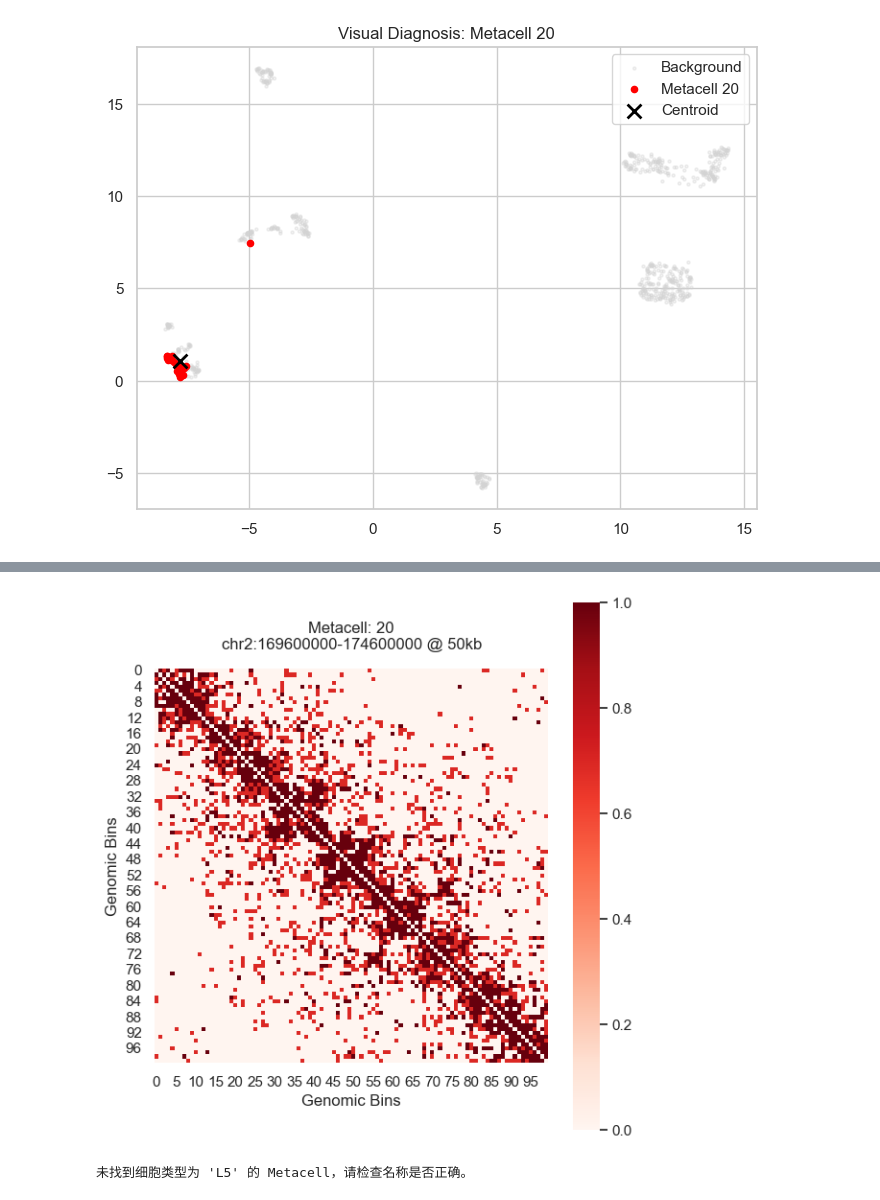
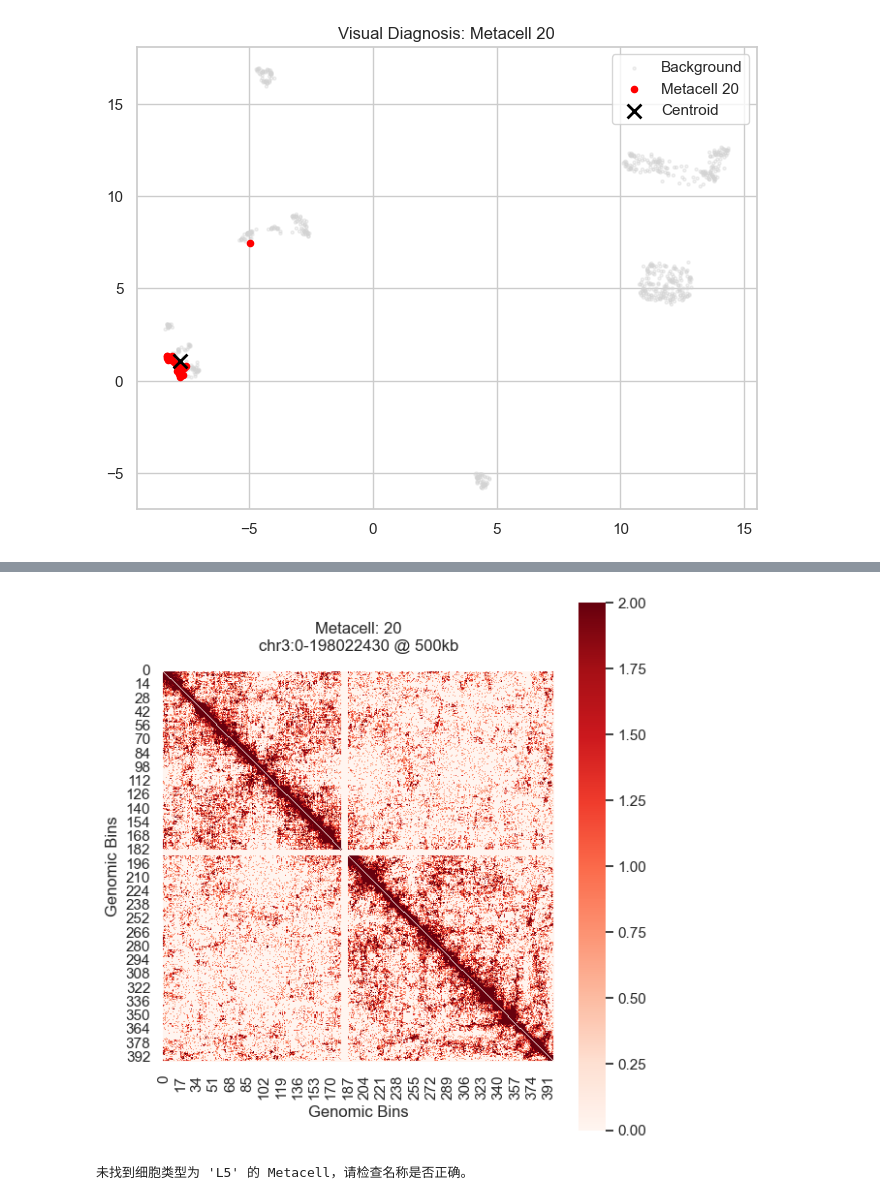
Before and after one commit to CCCKW/hstack, a Jupyter notebook: test.ipynb, the cells around one changed output, grey strips where cells are left out. Cells and saved outputs as stored; diff of their text form; code cells hidden in the pictures.

```diff
--- a/test.ipynb
+++ b/test.ipynb
@@ -290,28 +288,28 @@ HData object with 700 cells and 20 metacells
 # %%
-chrom = 'chr2'
-start = 169600000
-end = 174600000
-resolution = 50000
+chrom = 'chr3'
+start = 0
+end = 198022430
+resolution = 500000
 
 sk.pl.plot_metacell_heatmap(hdata=hdata,
                             metacell_id=20,
                             chrom=chrom,
                             balance=False,
-                            resolution=50000,
+                            resolution=500000,
                             start=start,
                             log1p=True,
-                            end=end,vmax=1)
+                            end=end,vmax=2)
 sk.pl.plot_celltype_heatmaps(hdata=hdata,
                              chrom=chrom,
                              cell_type='L5',
                             balance=False,
-                            resolution=50000,
+                            resolution=500000,
                             start=start,
                             cell_type_col='dominant_label',
                             ncols=3,
-                            end=end,vmax=1)
+                            end=end,vmax=2)
 # %% [output]
-[figure, old version]
+[figure, new version]
 未找到细胞类型为 'L5' 的 Metacell，请检查名称是否正确。
 # %%
 sk.pl.plot_celltype_heatmaps(hdata=hdata,
```
Also changed, not shown: parts of 7 cells of this notebook, 3 other files.
